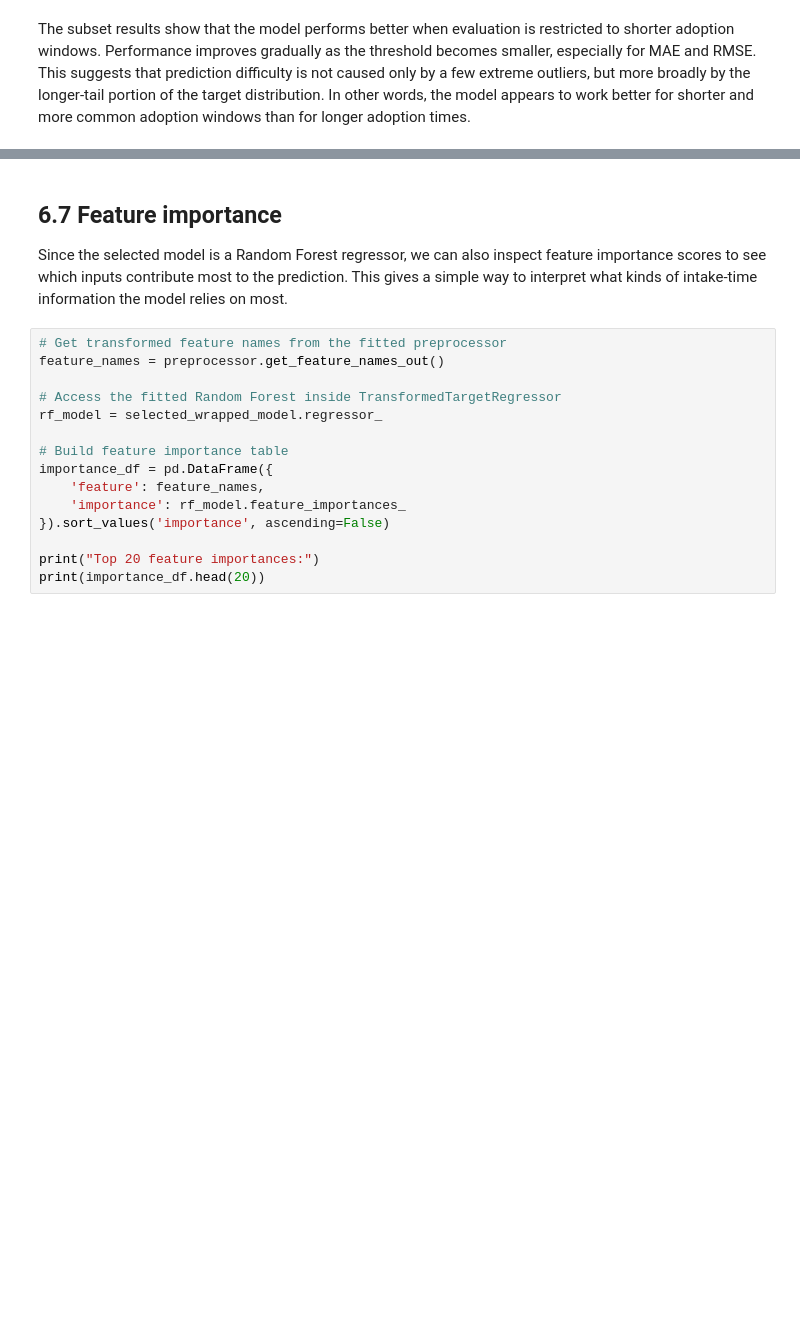
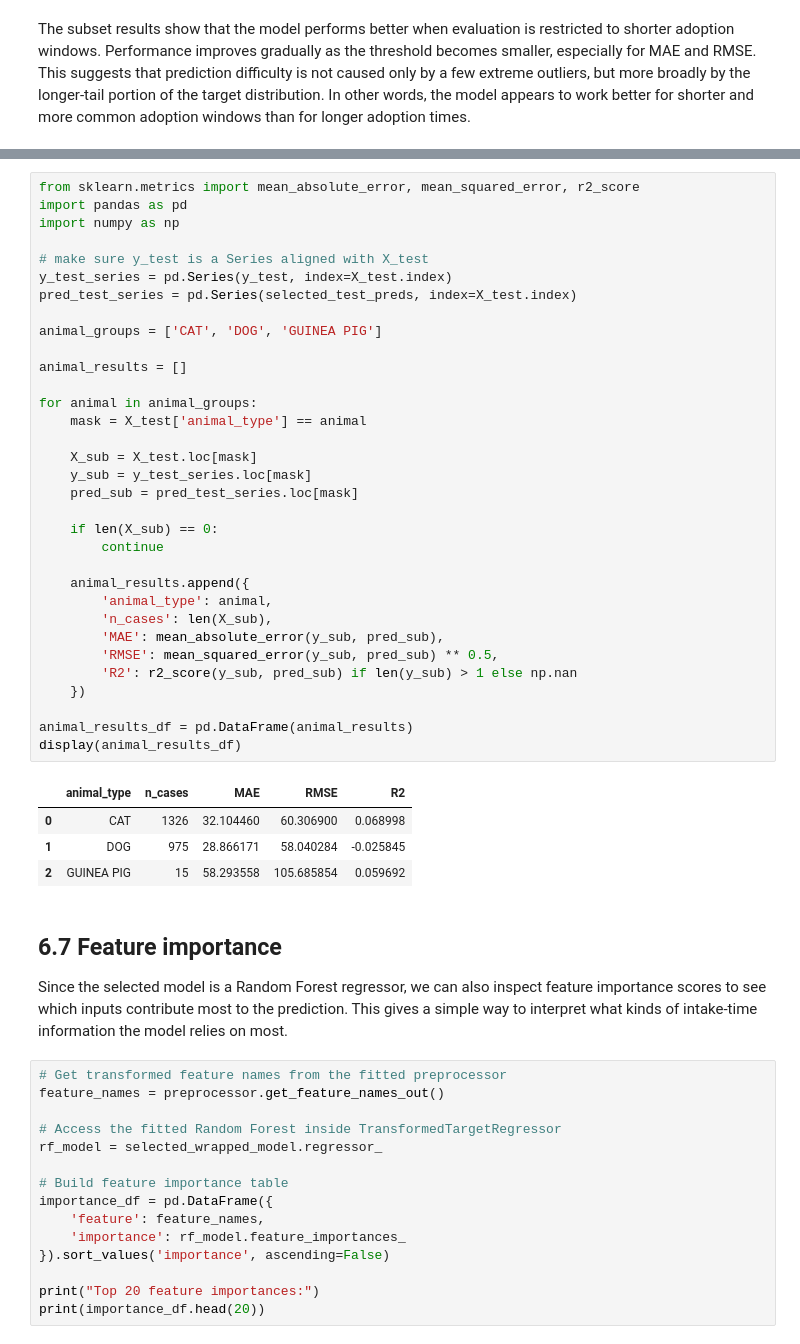
Before and after one commit to myz0601/cs7180-streamlit-app, a Jupyter notebook: notebooks/regression_model.ipynb, the cells around one changed output, grey strips where cells are left out. Cells and saved outputs as stored; diff of their text form; blank space fills up the shorter version.

```diff
--- a/notebooks/regression_model.ipynb
+++ b/notebooks/regression_model.ipynb
@@ -1292,3 +1275,41 @@ The subset results show that the model performs better when evaluation is restri
+# %%
+from sklearn.metrics import mean_absolute_error, mean_squared_error, r2_score
+import pandas as pd
+import numpy as np
+
+# make sure y_test is a Series aligned with X_test
+y_test_series = pd.Series(y_test, index=X_test.index)
+pred_test_series = pd.Series(selected_test_preds, index=X_test.index)
+
+animal_groups = ['CAT', 'DOG', 'GUINEA PIG']
+
+animal_results = []
+
+for animal in animal_groups:
+    mask = X_test['animal_type'] == animal
+
+    X_sub = X_test.loc[mask]
+    y_sub = y_test_series.loc[mask]
+    pred_sub = pred_test_series.loc[mask]
+
+    if len(X_sub) == 0:
+        continue
+
+    animal_results.append({
+        'animal_type': animal,
+        'n_cases': len(X_sub),
+        'MAE': mean_absolute_error(y_sub, pred_sub),
+        'RMSE': mean_squared_error(y_sub, pred_sub) ** 0.5,
+        'R2': r2_score(y_sub, pred_sub) if len(y_sub) > 1 else np.nan
+    })
+
+animal_results_df = pd.DataFrame(animal_results)
+display(animal_results_df)
+# %% [output]
+|  | animal_type | n_cases | MAE | RMSE | R2 |
+| 0 | CAT | 1326 | 32.104460 | 60.306900 | 0.068998 |
+| 1 | DOG | 975 | 28.866171 | 58.040284 | -0.025845 |
+| 2 | GUINEA PIG | 15 | 58.293558 | 105.685854 | 0.059692 |
 # %% [markdown]
 ## 6.7 Feature importance ##
 
```
Also changed, not shown: parts of 14 cells of this notebook, 8 other files.
